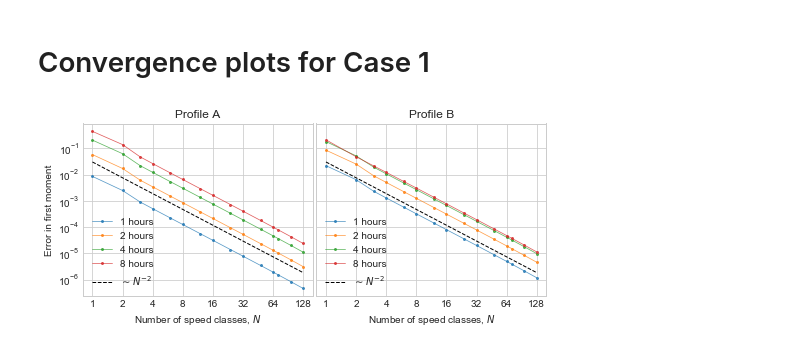
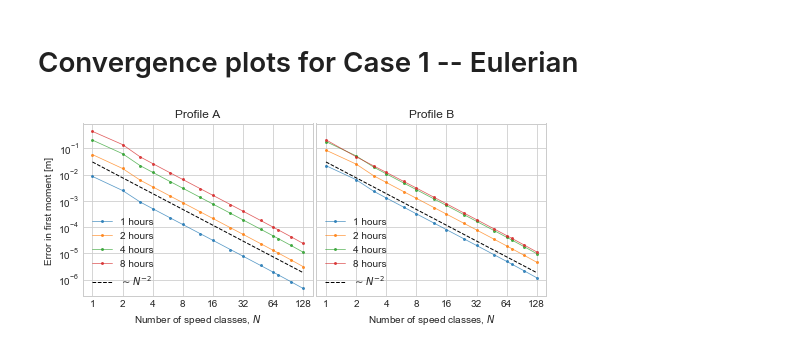
Before and after one commit to nordam/Eulerian-and-Lagrangian-methods, a Jupyter notebook: notebooks/ConvergencePlots.ipynb, the cells around one changed output. Cells and saved outputs as stored; diff of their text form; code cells hidden in the pictures.

```diff
--- a/notebooks/ConvergencePlots.ipynb
+++ b/notebooks/ConvergencePlots.ipynb
@@ -9,7 +10,7 @@ from scipy.integrate import simps
 # Modify the style of the plots
 plt.style.use('seaborn-whitegrid')
 # %% [markdown]
-# Convergence plots for Case 1
+# Convergence plots for Case 1 -- Eulerian
 # %%
 # Total integration time
 Tmax = 120*3600
@@ -55,32 +56,32 @@ for iplot, profile in enumerate(['A', 'B']):
         mid_grid = zc_grid[:-1] + dz_grid/2
 
         for j, h in enumerate(hours):
             ref    = dz_grid_ref * np.sum(mid_grid_ref * Cg_ref[:,6*h])
             moment = dz_grid     * np.sum(mid_grid     * Cg[:,6*h])
             errors[j][i] = np.abs(moment - ref)
 
     for j, h in enumerate(hours):
         ax[iplot].plot(NKs, errors[j][:], marker = '.', markersize = 4, lw = 0.75, alpha = 0.75, label = f'{h} hours')
 
     ax[iplot].plot(NKs, 0.03*NKs**(-2.0), '--', c = 'k', lw = 1, label = '$\sim N^{-2}$')
 
 
     ax[iplot].legend(loc = 'lower left')
     ax[iplot].set_xscale('log')
     ax[iplot].set_yscale('log')
 
     ticks = [1, 2, 4, 8, 16, 32, 64, 128]
     ax[iplot].set_xticks(ticks)
     ax[iplot].set_xticklabels(ticks)
     ax[iplot].set_xlim(0.8*1, ticks[-1]/0.8)
     ax[iplot].set_title(f'Profile {profile}')
 
 
 ax[0].set_xlabel('Number of speed classes, $N$')
 ax[1].set_xlabel('Number of speed classes, $N$')
-ax[0].set_ylabel('Error in first moment')
+ax[0].set_ylabel('Error in first moment [m]')
 
 plt.subplots_adjust(left = 0.075, bottom = 0.12, right = 0.995, top = 0.92, wspace =0.015)
 plt.savefig('convergence_Nclasses_case1.pdf')
 # %% [output]
-[figure, old version]
+[figure, new version]
```
Also changed, not shown: parts of 4 cells of this notebook, 1 other file.
